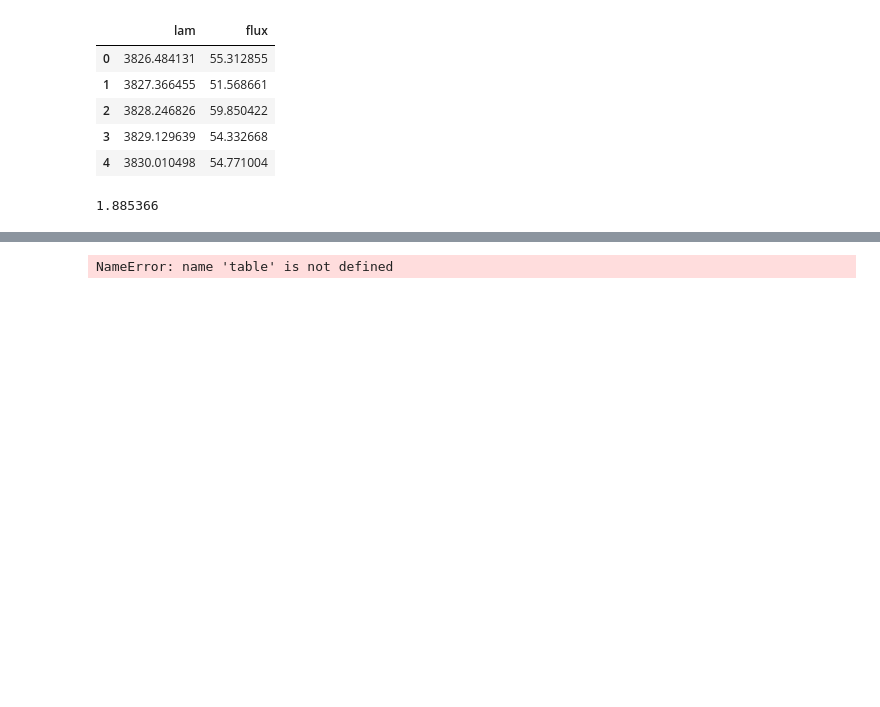
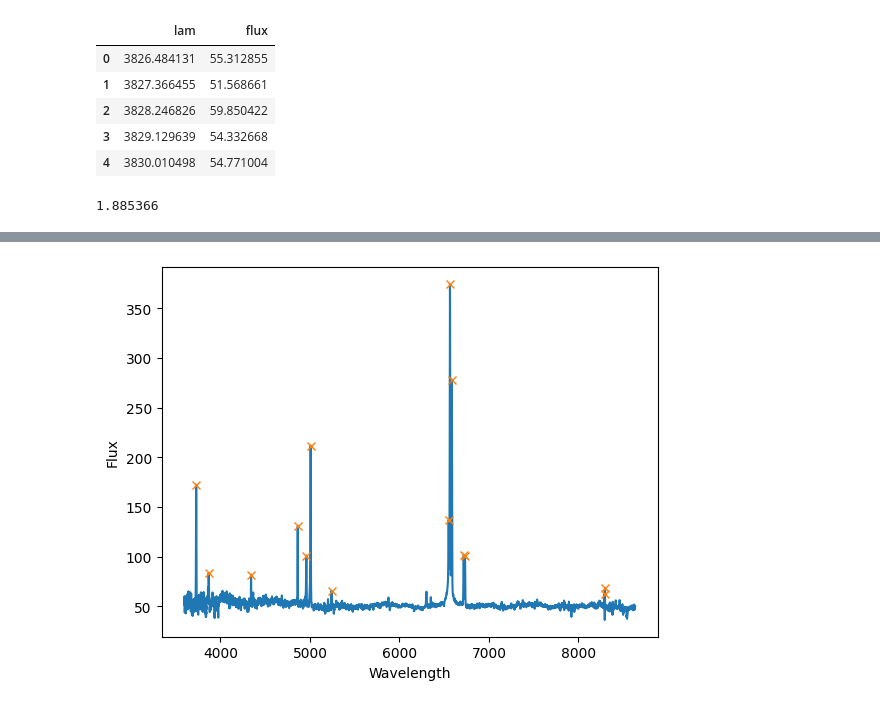
Before and after one commit to daisybissonette/spectroSLEUTH, a Jupyter notebook: testing.ipynb, the cells around one changed output, grey strips where cells are left out. Cells and saved outputs as stored; diff of their text form; code cells hidden in the pictures; blank space fills up the shorter version.

```diff
--- a/testing.ipynb
+++ b/testing.ipynb
@@ -115,14 +183,16 @@ print(flux_noise_std)
 # %%
 from scipy.signal import find_peaks
 from astropy.table import Table
 
 #convert to astropy table to avoid endian buffer error
 new_table = Table.from_pandas(table) #table from python function 1 output
 
-peaks, props = find_peaks(new_table["flux"], prominence=30) #mess with arguments to get better peak finding, normalize spectra first
+peaks, props = find_peaks(new_table["flux"], prominence=23) #mess with arguments to get better peak finding, normalize spectra first
 
 plt.plot(new_table["emit lam"], new_table["flux"])
 plt.plot(new_table["emit lam"][peaks], new_table["flux"][peaks], 'x')
+plt.xlabel('Wavelength')
+plt.ylabel('Flux')
 plt.show()
 # %% [output]
-NameError: name 'table' is not defined
+[figure, added]
```
Also changed, not shown: parts of 3 cells of this notebook, 1 other file.
